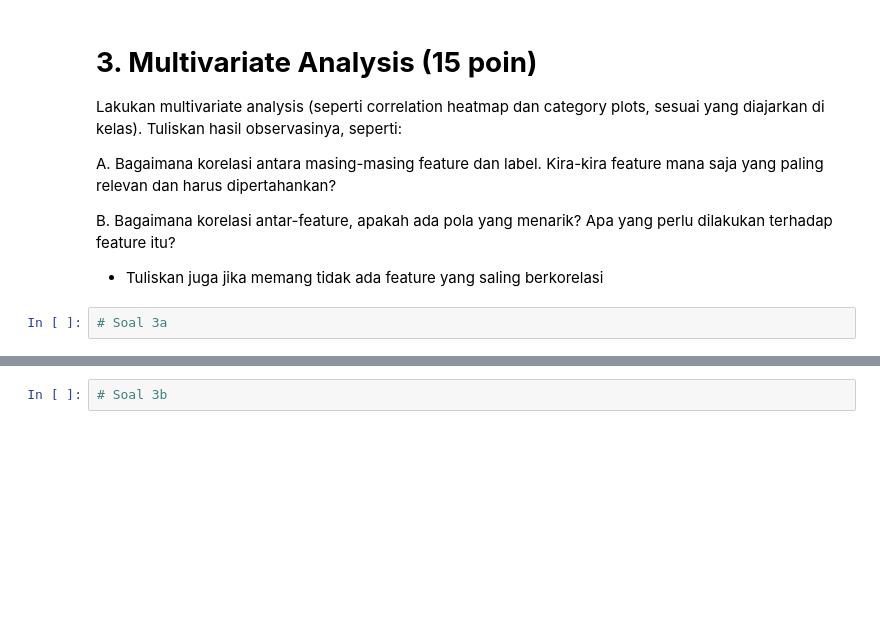
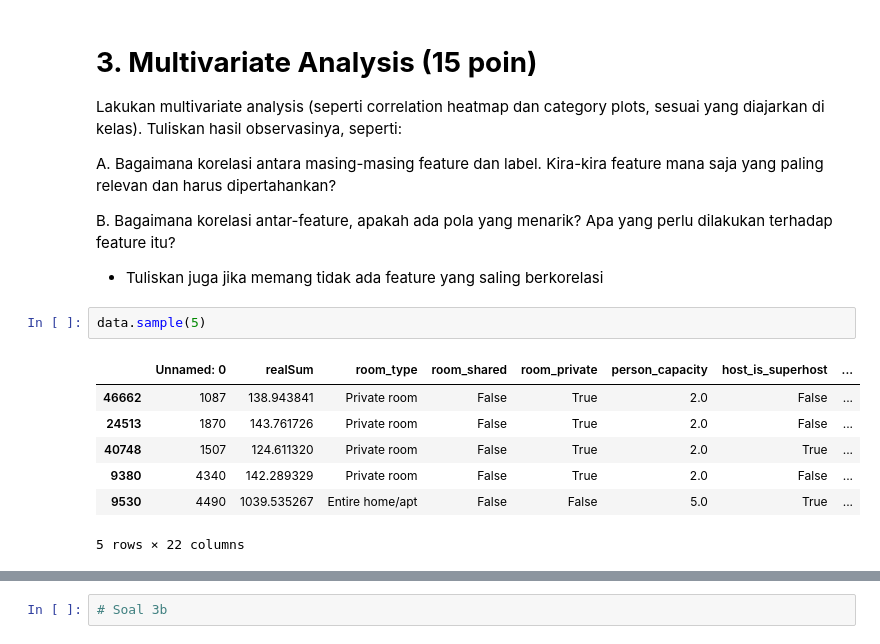
Before and after one commit to studentalpbean/EDA, a Jupyter notebook: EDA_Kanva.ipynb, the cells around one changed output, grey strips where cells are left out. Cells and saved outputs as stored; diff of their text form; blank space fills up the shorter version.

```diff
--- a/EDA_Kanva.ipynb
+++ b/EDA_Kanva.ipynb
@@ -157,5 +321,13 @@ A. Bagaimana korelasi antara masing-masing feature dan label. Kira-kira feature
 B. Bagaimana korelasi antar-feature, apakah ada pola yang menarik? Apa yang perlu dilakukan terhadap feature itu?
 
 * Tuliskan juga jika memang tidak ada feature yang saling berkorelasi
-# %%
-# Soal 3a
+# %%
+data.sample(5)
+# %% [output]
+|  | Unnamed: 0 | realSum | room_type | room_shared | room_private | person_capacity | host_is_superhost | ... |
+| 46662 | 1087 | 138.943841 | Private room | False | True | 2.0 | False | ... |
+| 24513 | 1870 | 143.761726 | Private room | False | True | 2.0 | False | ... |
+| 40748 | 1507 | 124.611320 | Private room | False | True | 2.0 | True | ... |
+| 9380 | 4340 | 142.289329 | Private room | False | True | 2.0 | False | ... |
+| 9530 | 4490 | 1039.535267 | Entire home/apt | False | False | 5.0 | True | ... |
+5 rows × 22 columns
```
Also changed, not shown: parts of 22 cells of this notebook.
